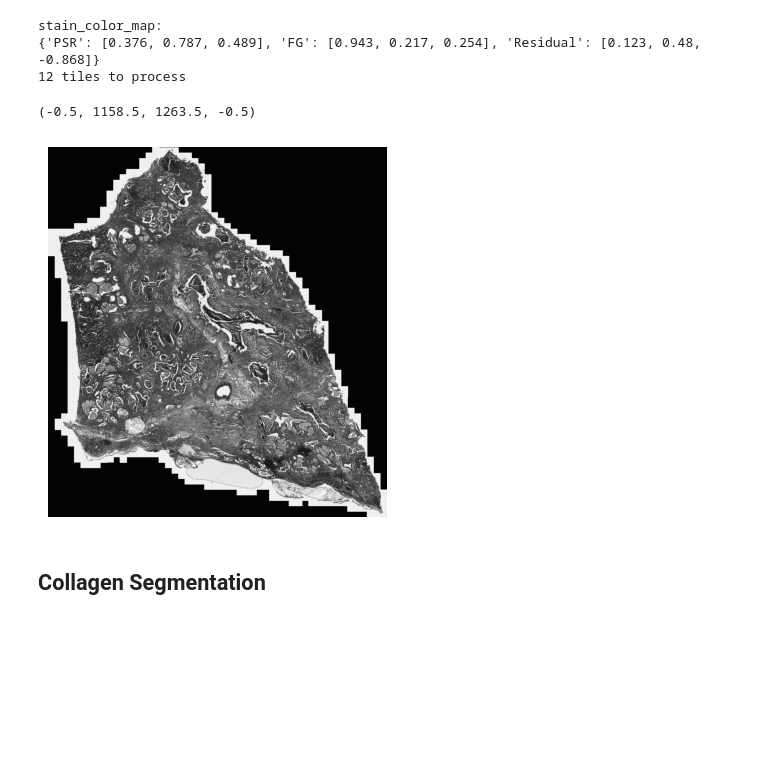
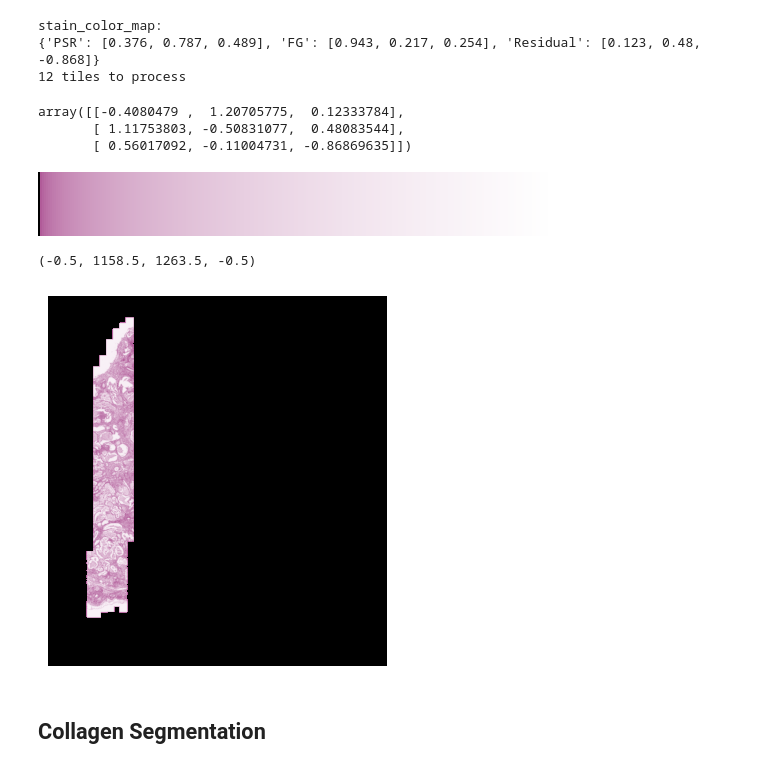
Before and after one commit to bpi-oxford/Histology-Collagen-Quantification, a Jupyter notebook: notebook/collagen_segmentation_large.ipynb, the cells around one changed output. Saved outputs shown, nothing was run; the diff lists cells and outputs as text; code cells hidden in the pictures; blank space fills up the shorter version.

Commit message:
cmap on output

```diff
--- a/notebook/collagen_segmentation_large.ipynb
+++ b/notebook/collagen_segmentation_large.ipynb
@@ -82,7 +83,7 @@ for m, bbox in tqdm(enumerate(tle_bboxes.values()),desc="Preparing tile bounds",
     data_to_process.append((INPUT_DATA, m, {"x":bbox.x, "y":bbox.y, "w":bbox.w, "h":bbox.h}, np.min(x_), np.min(y_)))
 
 with multiprocessing.Pool(multiprocessing.cpu_count()) as pool:
-    results = list(tqdm(pool.imap(read_tile, data_to_process[:]), total=len(tle_bboxes), desc="Reading tiles"))
+    results = list(tqdm(pool.imap(read_tile, data_to_process[200:500]), total=len(tle_bboxes), desc="Reading tiles"))
 
 for res in tqdm(results,desc="Merging"):
     image_np[res["x_start"]:res["x_end"],res["y_start"]:res["y_end"],:] = res["image_tile"]
@@ -210,19 +211,32 @@ stain_color_map = {
 }
 # %%
 # get an intermediate subsampling here for quick debug
-imDeconvolved = stain_vector_separation_large(image_np[::10,::10,:], stain_color_map, stains=stain_color_map.keys(), tile_size=4096,threads=multiprocessing.cpu_count(), batch_size=64)
+imDeconvolved = stain_vector_separation_large(image_np[::10,::10,:], stain_color_map, stains=stain_color_map.keys(), tile_size=4096,threads=multiprocessing.cpu_count(), batch_size=16)
 # %% [output]
 stain_color_map:
 {'PSR': [0.376, 0.787, 0.489], 'FG': [0.943, 0.217, 0.254], 'Residual': [0.123, 0.48, -0.868]}
 12 tiles to process
+# %%
+stain_matrix = np.asarray([v for v in stain_color_map.values()])
+stain_matrix_inv = np.linalg.inv(stain_matrix)
+stain_matrix_inv
+# %% [output]
+array([[-0.4080479 ,  1.20705775,  0.12333784],
+       [ 1.11753803, -0.50831077,  0.48083544],
+       [ 0.56017092, -0.11004731, -0.86869635]])
+# %%
+psr_cmap = LinearSegmentedColormap.from_list("PSR", [(0,"black"),(1/255, 1- np.asarray(stain_color_map["PSR"])), (1,'white')],gamma=0.3)
+psr_cmap
+# %% [output]
+[figure, added]
 # %%
 # plot subsampled image
 imDeconvolved_subsampled = imDeconvolved[::10,::10,:]
-plt.imshow(imDeconvolved_subsampled[:,:,1],cmap="gray")
+plt.imshow(imDeconvolved_subsampled[:,:,0],cmap=psr_cmap)
 plt.axis("off")
 # %% [output]
 (-0.5, 1158.5, 1263.5, -0.5)
-[figure, old version]
+[figure, new version]
 # %% [markdown]
 ## Collagen Segmentation
 # %%
```
Also changed, not shown: parts of 7 cells of this notebook, 1 other file.
